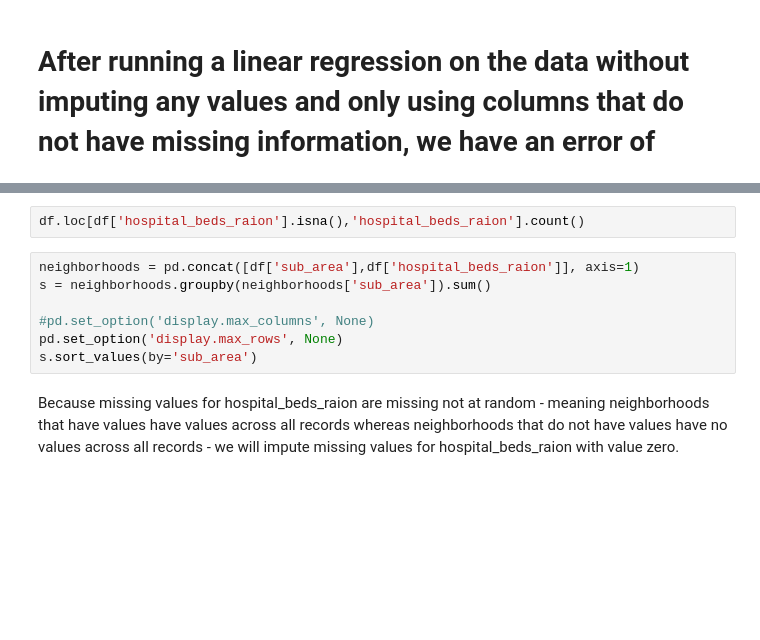
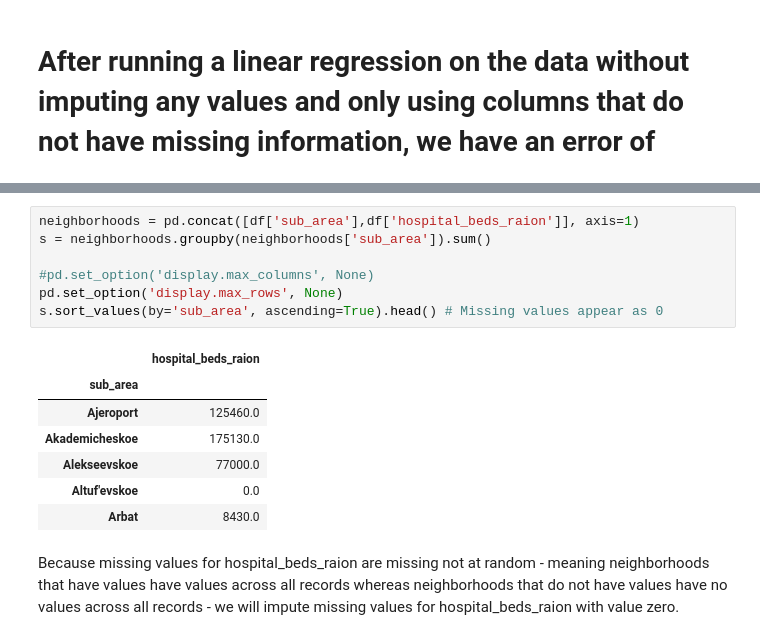
Before and after one commit to sjmiller8182/quant-the-world, a Jupyter notebook: case_study_5/case-study-10.ipynb, the cells around one changed output, grey strips where cells are left out. Saved outputs shown, nothing was run; the diff lists cells and outputs as text; blank space fills up the shorter version.

```diff
--- a/case_study_5/case-study-10.ipynb
+++ b/case_study_5/case-study-10.ipynb
@@ -324,12 +320,18 @@ print('Percent of hospital_beds_raion with missing values: {}%'.format(round(100
-# %%
-df.loc[df['hospital_beds_raion'].isna(),'hospital_beds_raion'].count()
 # %%
 neighborhoods = pd.concat([df['sub_area'],df['hospital_beds_raion']], axis=1)
 s = neighborhoods.groupby(neighborhoods['sub_area']).sum()
 
 #pd.set_option('display.max_columns', None)
 pd.set_option('display.max_rows', None)
-s.sort_values(by='sub_area')
+s.sort_values(by='sub_area', ascending=True).head() # Missing values appear as 0
+# %% [output]
+|  | hospital_beds_raion |
+| sub_area |  |
+| Ajeroport | 125460.0 |
+| Akademicheskoe | 175130.0 |
+| Alekseevskoe | 77000.0 |
+| Altuf'evskoe | 0.0 |
+| Arbat | 8430.0 |
 # %% [markdown]
 Because missing values for hospital_beds_raion are missing not at random - meaning neighborhoods that have values have values across all records whereas neighborhoods that do not have values have no values across all records - we will impute missing values for hospital_beds_raion with value zero.
 # %%
```
Also changed, not shown: parts of 3 cells of this notebook.
